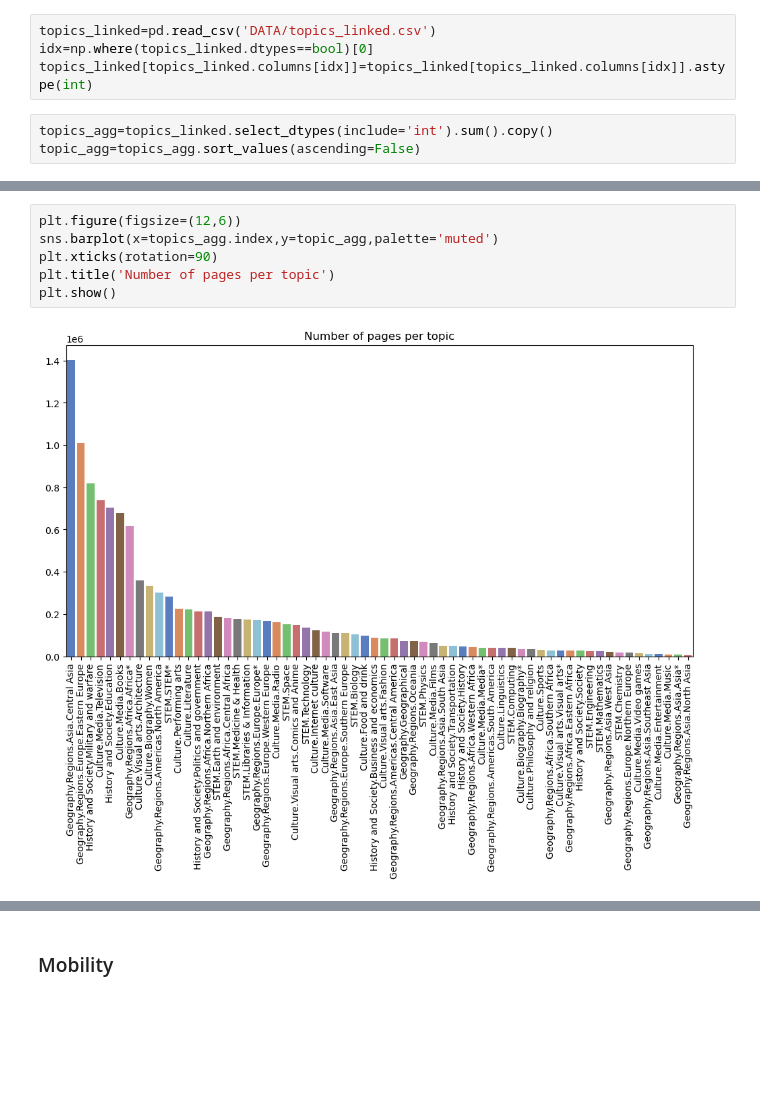
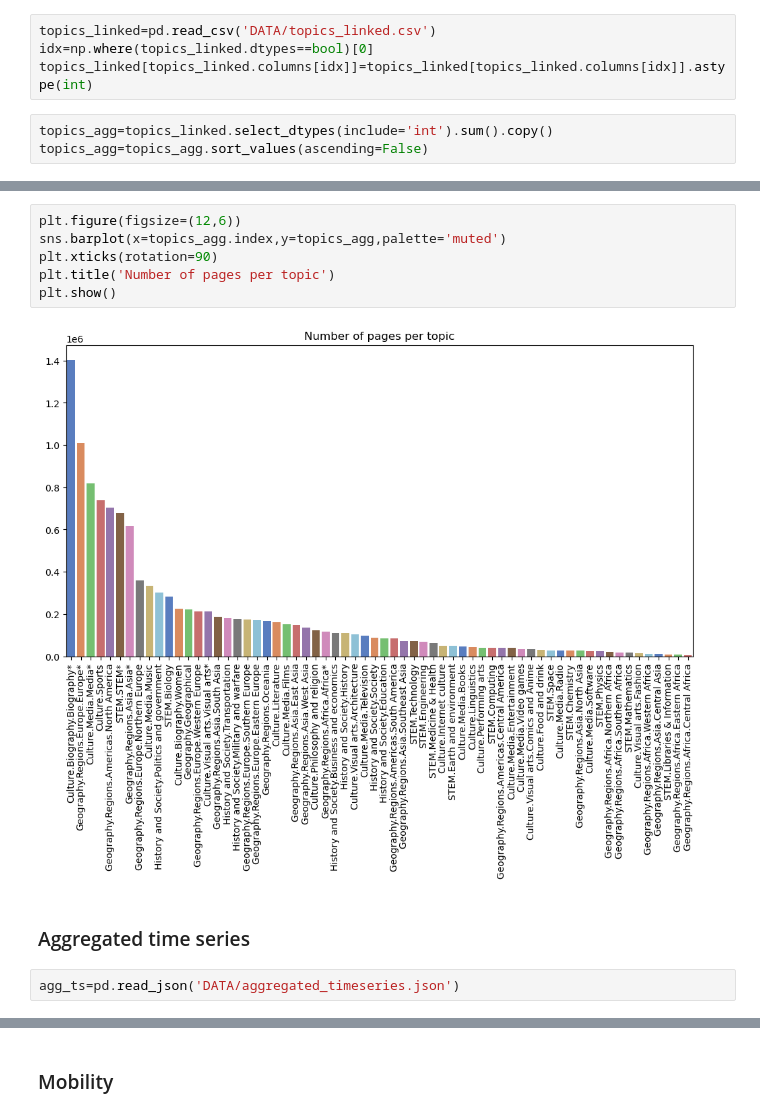
Before and after one commit to epfl-ada/ada-2023-project-bobeast, a Jupyter notebook: Milestone_P2.ipynb, the cells around one changed output, grey strips where cells are left out. Drawn from its saved outputs; the diff is of its cells as text; blank space fills up the shorter version.

Commit message:
plots and helper

```diff
--- a/Milestone_P2.ipynb
+++ b/Milestone_P2.ipynb
@@ -79,4 +80,4 @@ idx=np.where(topics_linked.dtypes==bool)[0]
 topics_linked[topics_linked.columns[idx]]=topics_linked[topics_linked.columns[idx]].astype(int)
 # %%
 topics_agg=topics_linked.select_dtypes(include='int').sum().copy()
-topic_agg=topics_agg.sort_values(ascending=False)
+topics_agg=topics_agg.sort_values(ascending=False)
@@ -83,8 +101,12 @@ topic_agg=topics_agg.sort_values(ascending=False)
 # %%
 plt.figure(figsize=(12,6))
-sns.barplot(x=topics_agg.index,y=topic_agg,palette='muted')
+sns.barplot(x=topics_agg.index,y=topics_agg,palette='muted')
 plt.xticks(rotation=90)
 plt.title('Number of pages per topic')
 plt.show()
 # %% [output]
-[figure, old version]
+[figure, new version]
+# %% [markdown]
+### Aggregated time series
+# %%
+agg_ts=pd.read_json('DATA/aggregated_timeseries.json')
```
Also changed, not shown: parts of 6 cells of this notebook, 1 other file.
